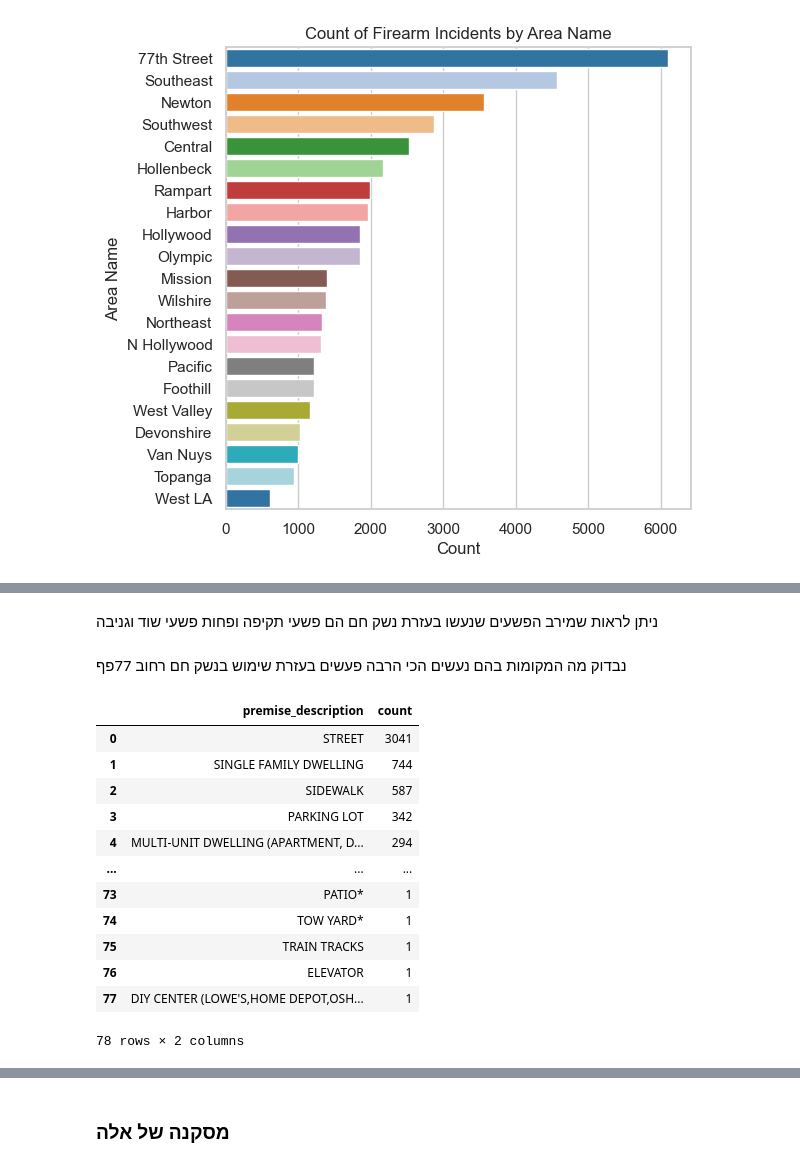
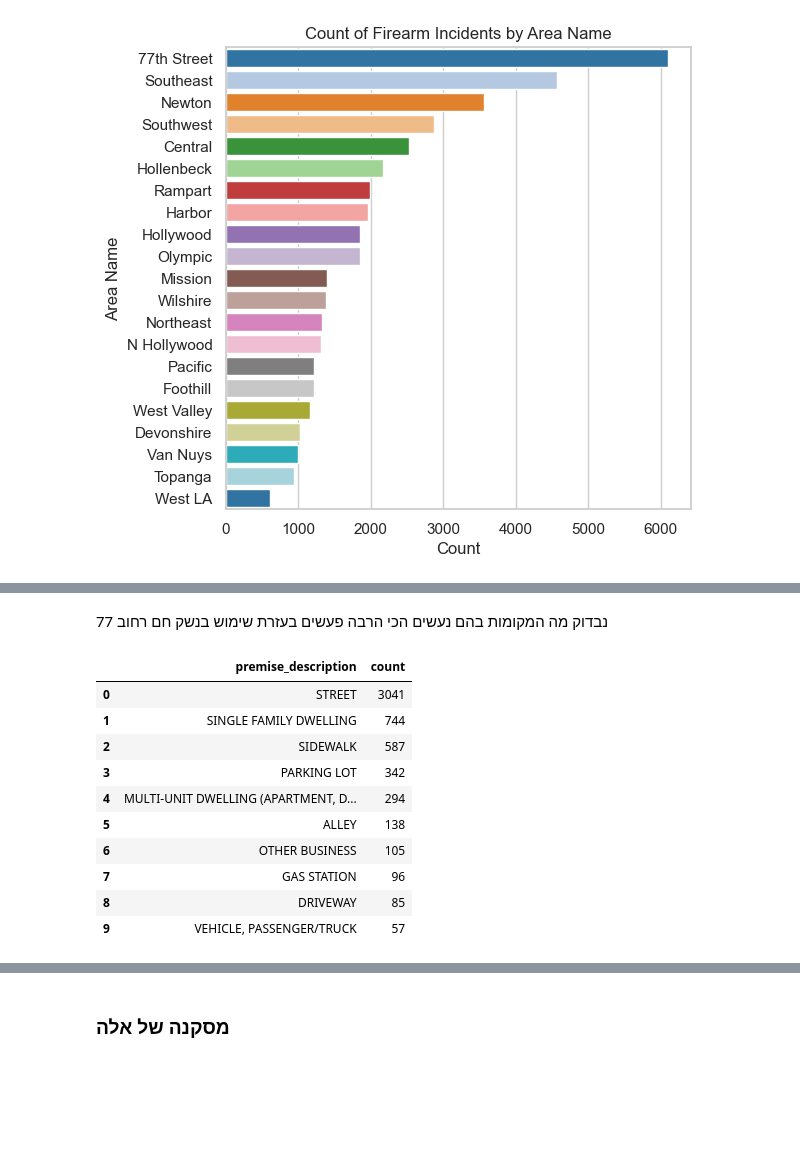
Before and after one commit to BareLevi/Data_Analysis_Final_Project, a Jupyter notebook: Ella_Tomer_bBarel_project_updated.ipynb, the cells around one changed output, grey strips where cells are left out. Saved outputs shown, nothing was run; the diff lists cells and outputs as text; code cells hidden in the pictures; blank space fills up the shorter version.

```diff
--- a/Ella_Tomer_bBarel_project_updated.ipynb
+++ b/Ella_Tomer_bBarel_project_updated.ipynb
@@ -1321,10 +1214,0 @@ Passing `palette` without assigning `hue` is deprecated and will be removed in v
-# %%
-
-th77_firearm_df = firearm_df[firearm_df['area_name'] == "77th Street"]
-
-
-crime_description_counts = th77_firearm_df['crime_description'].value_counts().reset_index()
-
-
-crime_description_counts.columns = ['crime_description', 'count']
-crime_description_counts
@@ -1349,22 +1215,18 @@ crime_description_counts
-# %% [markdown]
-ניתן לראות שמירב הפשעים שנעשו בעזרת נשק חם הם פשעי תקיפה ופחות פשעי שוד וגניבה
 # %% [markdown]
-נבדוק מה המקומות בהם נעשים הכי הרבה פעשים בעזרת שימוש בנשק חם רחוב 77פף
+נבדוק מה המקומות בהם נעשים הכי הרבה פעשים בעזרת שימוש בנשק חם רחוב 77
 # %%
 premise_description_counts = th77_firearm_df['premise_description'].value_counts().reset_index()
 premise_description_counts.columns = ['premise_description', 'count']
-premise_description_counts
+premise_description_counts.head(10)
 # %% [output]
 |  | premise_description | count |
 | 0 | STREET | 3041 |
 | 1 | SINGLE FAMILY DWELLING | 744 |
 | 2 | SIDEWALK | 587 |
 | 3 | PARKING LOT | 342 |
 | 4 | MULTI-UNIT DWELLING (APARTMENT, D... | 294 |
-| ... | ... | ... |
-| 73 | PATIO* | 1 |
-| 74 | TOW YARD* | 1 |
-| 75 | TRAIN TRACKS | 1 |
-| 76 | ELEVATOR | 1 |
-| 77 | DIY CENTER (LOWE'S,HOME DEPOT,OSH... | 1 |
+| 5 | ALLEY | 138 |
+| 6 | OTHER BUSINESS | 105 |
+| 7 | GAS STATION | 96 |
+| 8 | DRIVEWAY | 85 |
+| 9 | VEHICLE, PASSENGER/TRUCK | 57 |
-78 rows × 2 columns
```
Also changed, not shown: parts of 32 cells of this notebook.
